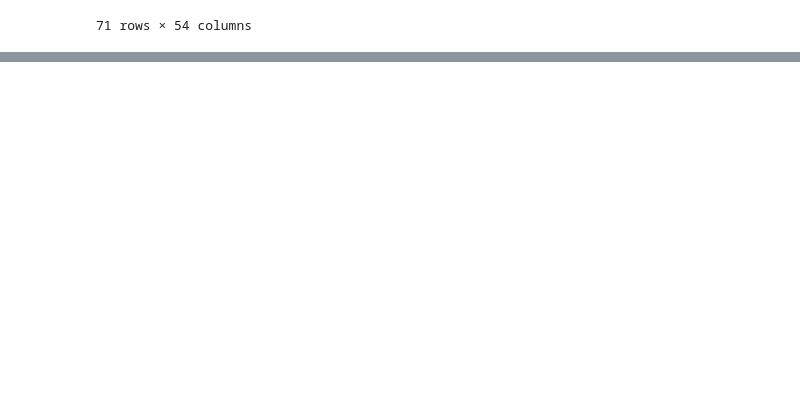
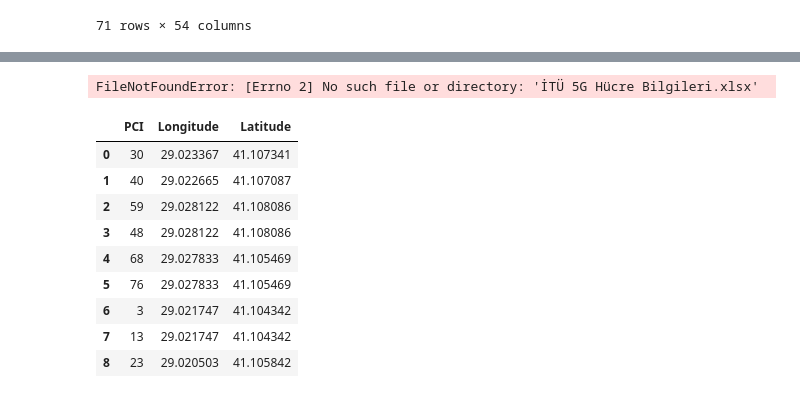
Before and after one commit to Teknofest-High5/5G-Positioning-Competition, a Jupyter notebook: Data/5G KONUMLANDIRMA YARISMA VERISI/5G Saha Ölçüm Verileri (GPS mevcut)/file_handling.ipynb, the cells around one changed output, grey strips where cells are left out. Cells and saved outputs as stored; diff of their text form; code cells hidden in the pictures; blank space fills up the shorter version.

```diff
--- a/Data/5G KONUMLANDIRMA YARISMA VERISI/5G Saha Ölçüm Verileri (GPS mevcut)/file_handling.ipynb
+++ b/Data/5G KONUMLANDIRMA YARISMA VERISI/5G Saha Ölçüm Verileri (GPS mevcut)/file_handling.ipynb
@@ -388,0 +394,17 @@ plt.show()
+# %%
+base_stations = pd.read_excel("İTÜ 5G Hücre Bilgileri.xlsx")
+# %% [output]
+FileNotFoundError: [Errno 2] No such file or directory: 'İTÜ 5G Hücre Bilgileri.xlsx'
+# %%
+base_stations[["PCI ","Longitude","Latitude"]].head(10)
+# %% [output]
+|  | PCI | Longitude | Latitude |
+| 0 | 30 | 29.023367 | 41.107341 |
+| 1 | 40 | 29.022665 | 41.107087 |
+| 2 | 59 | 29.028122 | 41.108086 |
+| 3 | 48 | 29.028122 | 41.108086 |
+| 4 | 68 | 29.027833 | 41.105469 |
+| 5 | 76 | 29.027833 | 41.105469 |
+| 6 | 3 | 29.021747 | 41.104342 |
+| 7 | 13 | 29.021747 | 41.104342 |
+| 8 | 23 | 29.020503 | 41.105842 |
```
Also changed, not shown: parts of 4 cells of this notebook, 19 other files.
